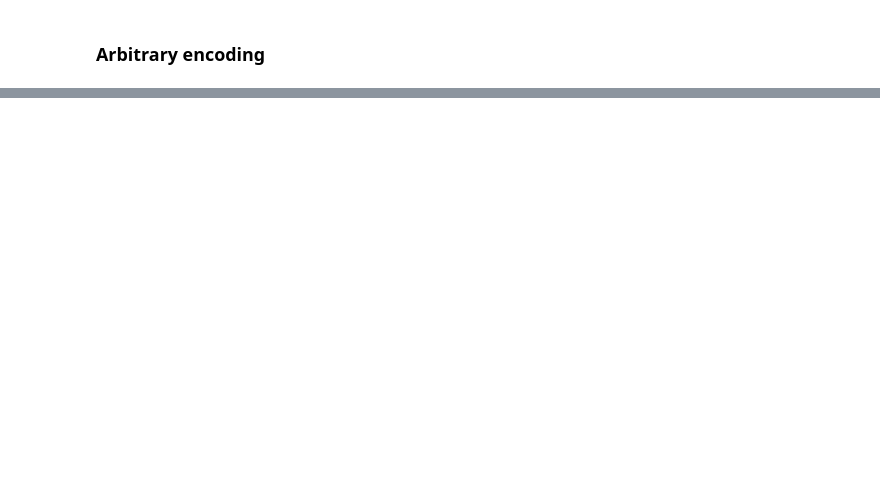
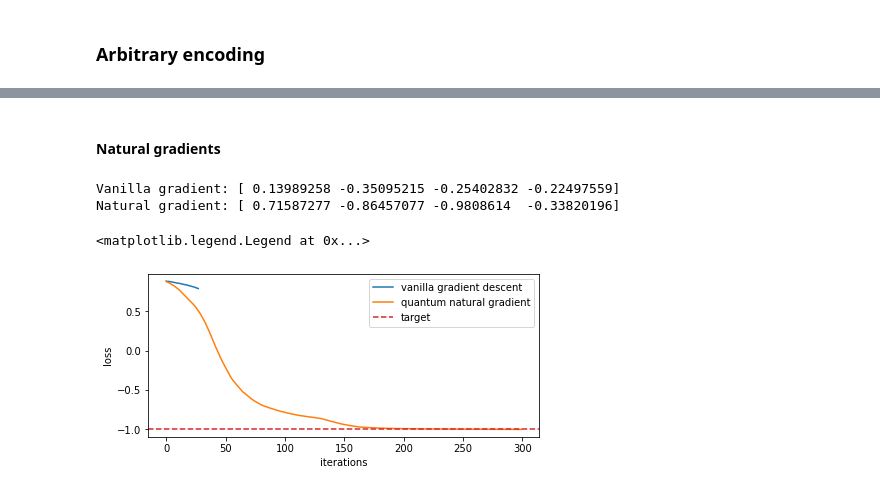
Before and after one commit to merlzbert/Quantum-Annealing-Emission-Tomography, a Jupyter notebook: IBM/qml_parameterizedcircuits.ipynb, the cells around one changed output, grey strips where cells are left out. Cells and saved outputs as stored; diff of their text form; code cells hidden in the pictures; blank space fills up the shorter version.

```diff
--- a/IBM/qml_parameterizedcircuits.ipynb
+++ b/IBM/qml_parameterizedcircuits.ipynb
@@ -279,0 +225,10 @@ q_2: ┤ H ├─░─┤ P(0.6) ├──────────────
+# %%
+gradient = Gradient().convert(expectation)
+gradient_in_pauli_basis = PauliExpectation().convert(gradient)
+sampler = CircuitSampler(quantum_instance)
+
+def evaluate_gradient(theta):
+    value_dict = dict(zip(ansatz.parameters, theta))
+    result = sampler.convert(gradient_in_pauli_basis,
+                             params=value_dict).eval()
+    return np.real(result)
@@ -279,0 +264,2 @@ q_2: ┤ H ├─░─┤ P(0.6) ├──────────────
+# %% [markdown]
+#### Natural gradients
@@ -279,0 +268,39 @@ q_2: ┤ H ├─░─┤ P(0.6) ├──────────────
+# %%
+natural_gradient = (NaturalGradient(regularization='ridge')
+                    .convert(expectation))
+natural_gradient_in_pauli_basis = PauliExpectation().convert(
+                                                    natural_gradient)
+sampler = CircuitSampler(quantum_instance, caching="all")
+
+def evaluate_natural_gradient(theta):
+    value_dict = dict(zip(ansatz.parameters, theta))
+    result = sampler.convert(natural_gradient, params=value_dict).eval()
+    return np.real(result)
+
+print('Vanilla gradient:', evaluate_gradient(initial_point))
+print('Natural gradient:', evaluate_natural_gradient(initial_point))
+# %% [output]
+Vanilla gradient: [ 0.13989258 -0.35095215 -0.25402832 -0.22497559]
+Natural gradient: [ 0.71587277 -0.86457077 -0.9808614  -0.33820196]
+# %%
+qng_log = OptimizerLog()
+qng = GradientDescent(maxiter=300,
+                      learning_rate=0.01,
+                      callback=qng_log.update)
+
+result = qng.minimize(evaluate_expectation,
+                      initial_point,
+                      evaluate_natural_gradient)
+
+import matplotlib.pyplot as plt
+# Plot loss
+plt.figure(figsize=(7, 3))
+plt.plot(gd_log.loss, 'C0', label='vanilla gradient descent')
+plt.plot(qng_log.loss, 'C1', label='quantum natural gradient')
+plt.axhline(-1, c='C3', ls='--', label='target')
+plt.ylabel('loss')
+plt.xlabel('iterations')
+plt.legend()
+# %% [output]
+<matplotlib.legend.Legend at 0x...>
+[figure, added]
```
Also changed, not shown: parts of 40 cells of this notebook, 5 other files.
